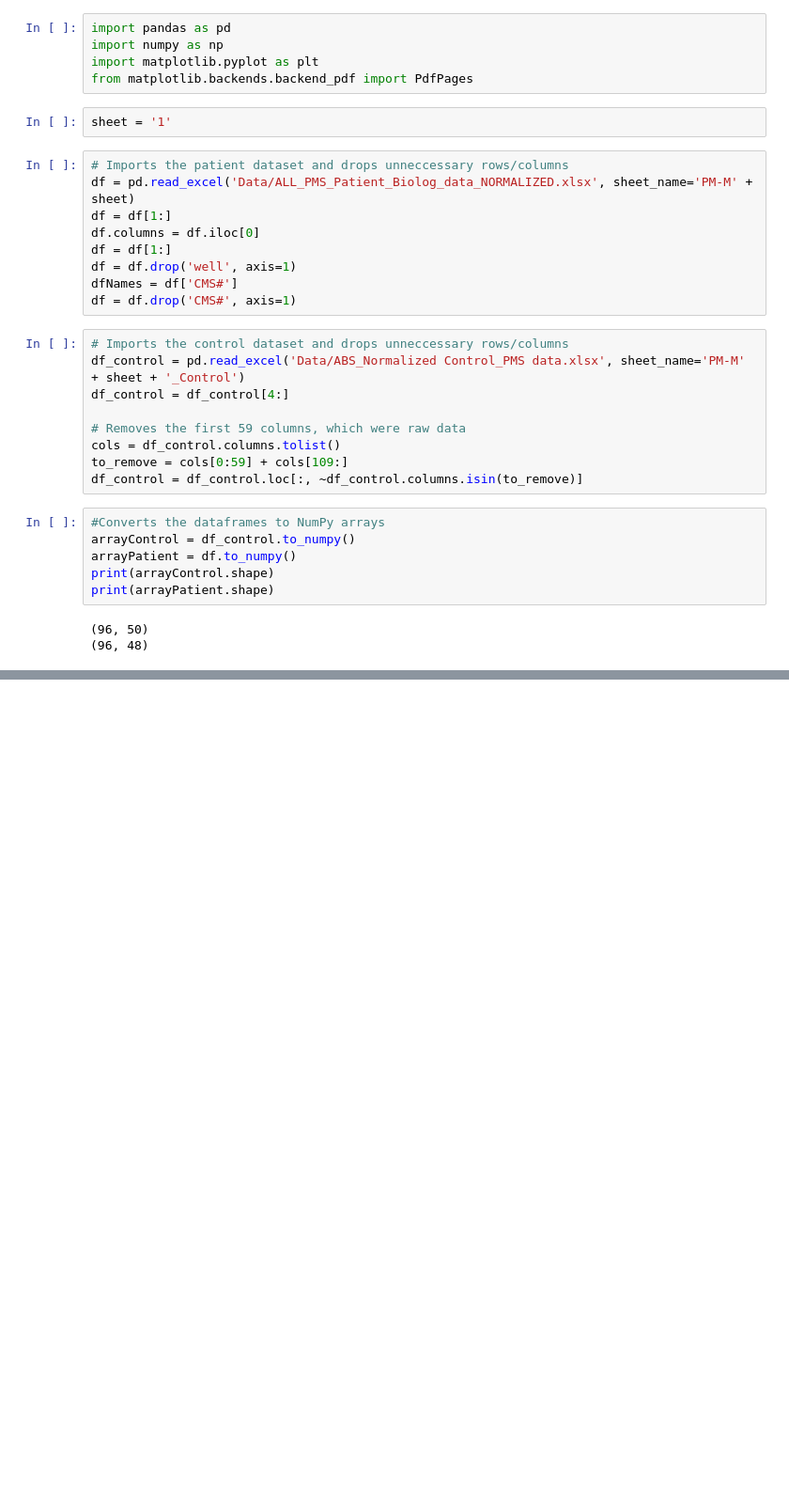
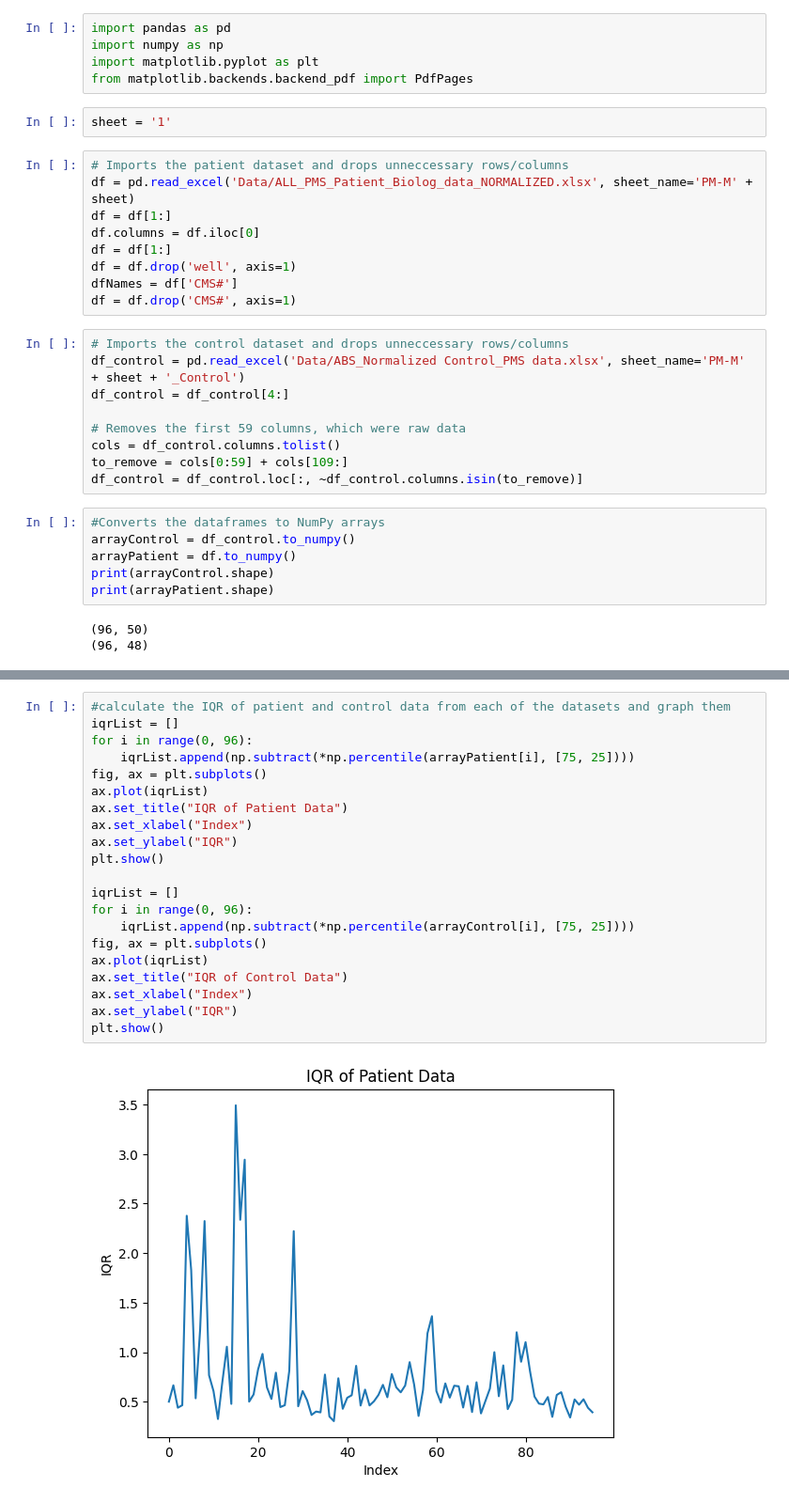
Before and after one commit to SumanthPandiri/4300-Data-Science-Project, a Jupyter notebook: TestNotebook.ipynb, the cells around one changed output, grey strips where cells are left out. Shown at 94% size. Saved outputs shown, nothing was run; the diff lists cells and outputs as text; blank space fills up the shorter version.

```diff
--- a/TestNotebook.ipynb
+++ b/TestNotebook.ipynb
@@ -67,0 +92,23 @@ pdf.close()
+# %%
+#calculate the IQR of patient and control data from each of the datasets and graph them
+iqrList = []
+for i in range(0, 96):
+    iqrList.append(np.subtract(*np.percentile(arrayPatient[i], [75, 25])))
+fig, ax = plt.subplots()
+ax.plot(iqrList)
+ax.set_title("IQR of Patient Data")
+ax.set_xlabel("Index")
+ax.set_ylabel("IQR")
+plt.show()
+
+iqrList = []
+for i in range(0, 96):
+    iqrList.append(np.subtract(*np.percentile(arrayControl[i], [75, 25])))
+fig, ax = plt.subplots()
+ax.plot(iqrList)
+ax.set_title("IQR of Control Data")
+ax.set_xlabel("Index")
+ax.set_ylabel("IQR")
+plt.show()
+# %% [output]
+[figure, added]
```
Also changed, not shown: parts of 5 cells of this notebook, 2 other files.
